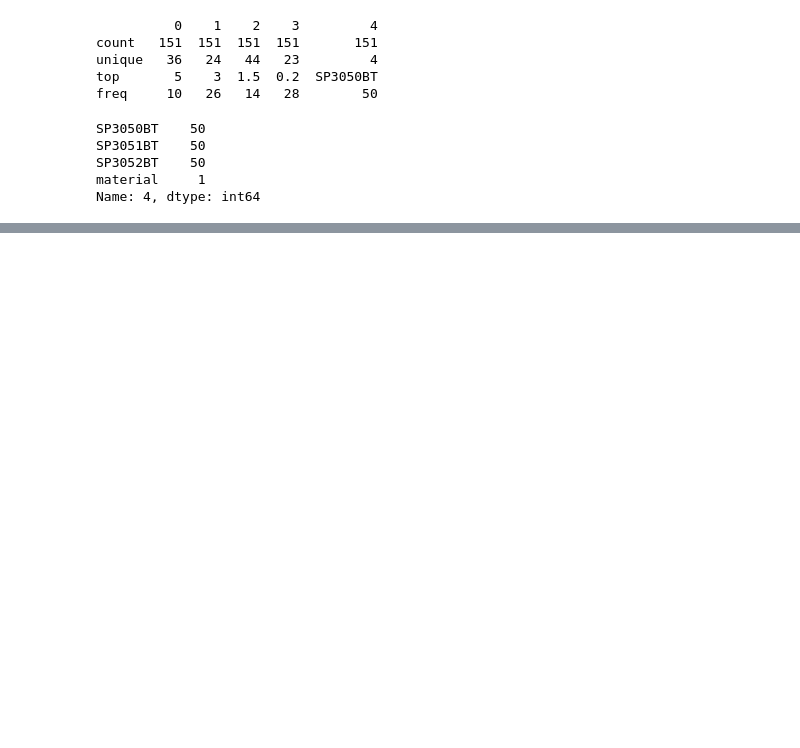
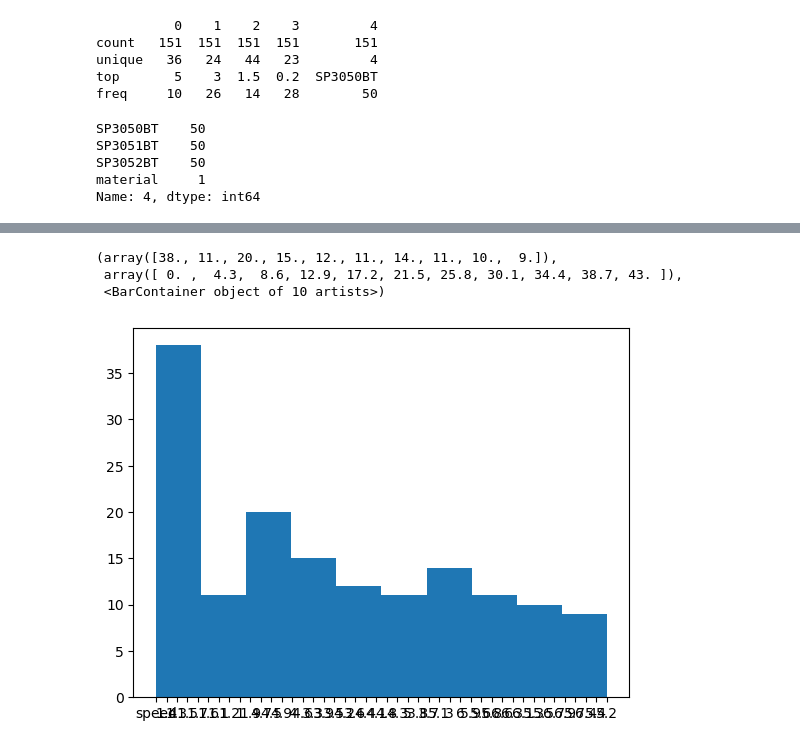
Before and after one commit to kevinsenan/PfDA-Assignment-2023, a Jupyter notebook: PfDA Assignment 2023.ipynb, the cells around one changed output, grey strips where cells are left out. Saved outputs shown, nothing was run; the diff lists cells and outputs as text; code cells hidden in the pictures; blank space fills up the shorter version.

```diff
--- a/PfDA Assignment 2023.ipynb
+++ b/PfDA Assignment 2023.ipynb
@@ -44,0 +61,7 @@ Name: 4, dtype: int64
+# %%
+plt.hist(df[2])
+# %% [output]
+(array([38., 11., 20., 15., 12., 11., 14., 11., 10.,  9.]),
+ array([ 0. ,  4.3,  8.6, 12.9, 17.2, 21.5, 25.8, 30.1, 34.4, 38.7, 43. ]),
+ <BarContainer object of 10 artists>)
+[figure, added]
```
Also changed, not shown: parts of 4 cells of this notebook.
